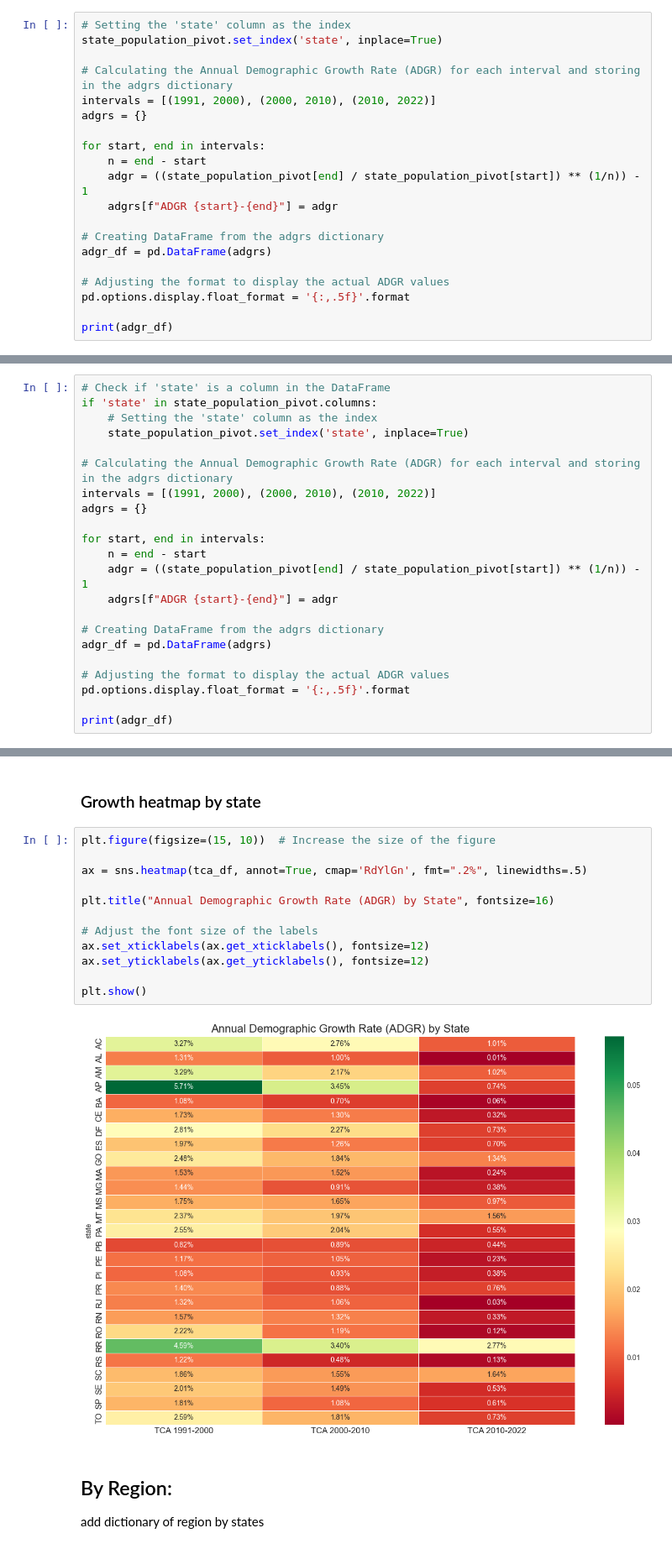
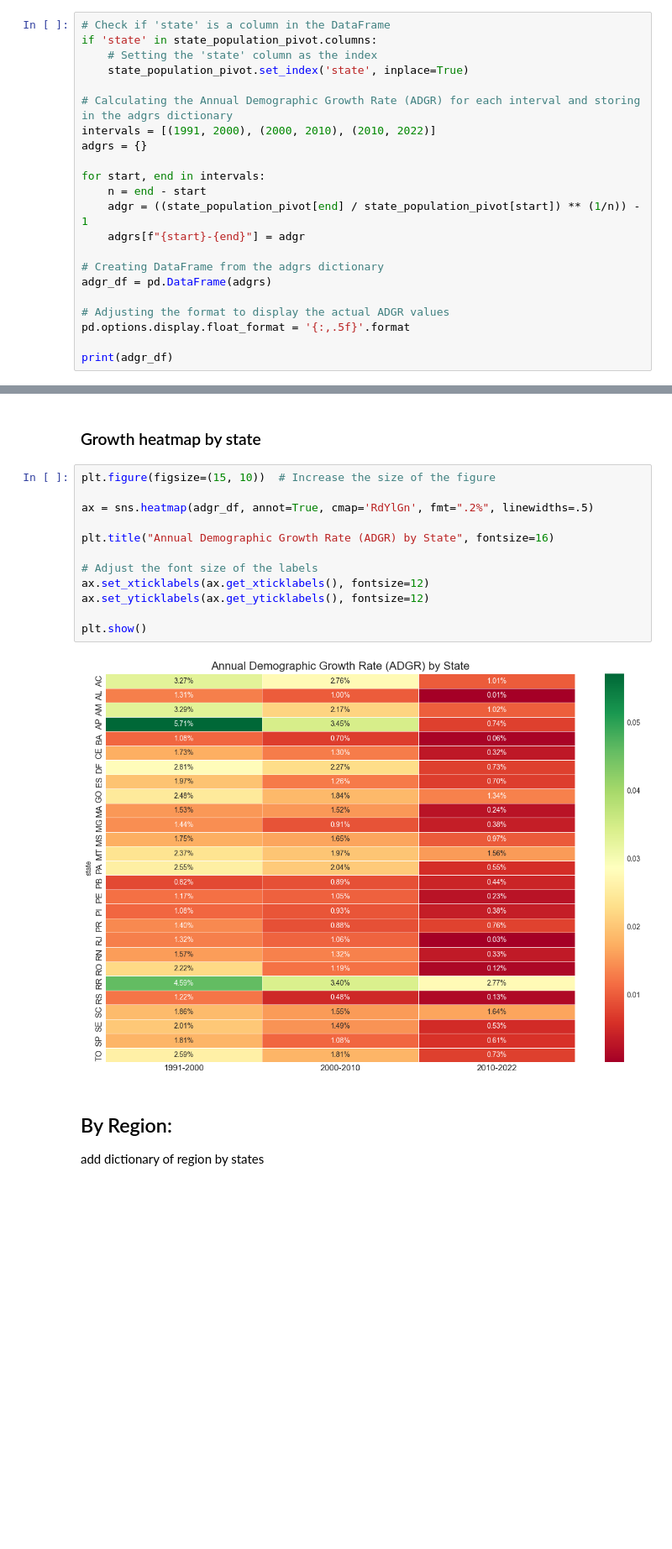
Before and after one commit to jlfenerich/project.censo-dataviz, a Jupyter notebook: notebooks/analysis1_population_growth.ipynb, the cells around one changed output, grey strips where cells are left out. Shown: that part at 84% size. Drawn from its saved outputs; the diff is of its cells as text; blank space fills up the shorter version.

```diff
--- a/notebooks/analysis1_population_growth.ipynb
+++ b/notebooks/analysis1_population_growth.ipynb
@@ -217,6 +227,8 @@ plt.show()
 # %%
-# Setting the 'state' column as the index
-state_population_pivot.set_index('state', inplace=True)
+# Check if 'state' is a column in the DataFrame
+if 'state' in state_population_pivot.columns:
+    # Setting the 'state' column as the index
+    state_population_pivot.set_index('state', inplace=True)
 
 # Calculating the Annual Demographic Growth Rate (ADGR) for each interval and storing in the adgrs dictionary
 intervals = [(1991, 2000), (2000, 2010), (2010, 2022)]
@@ -225,7 +237,7 @@ adgrs = {}
 for start, end in intervals:
     n = end - start
     adgr = ((state_population_pivot[end] / state_population_pivot[start]) ** (1/n)) - 1
-    adgrs[f"ADGR {start}-{end}"] = adgr
+    adgrs[f"{start}-{end}"] = adgr
 
 # Creating DataFrame from the adgrs dictionary
 adgr_df = pd.DataFrame(adgrs)
@@ -239,22 +266,0 @@ KeyError: "None of ['state'] are in the columns"
-# %%
-# Check if 'state' is a column in the DataFrame
-if 'state' in state_population_pivot.columns:
-    # Setting the 'state' column as the index
-    state_population_pivot.set_index('state', inplace=True)
-
-# Calculating the Annual Demographic Growth Rate (ADGR) for each interval and storing in the adgrs dictionary
-intervals = [(1991, 2000), (2000, 2010), (2010, 2022)]
-adgrs = {}
-
-for start, end in intervals:
-    n = end - start
-    adgr = ((state_population_pivot[end] / state_population_pivot[start]) ** (1/n)) - 1
-    adgrs[f"ADGR {start}-{end}"] = adgr
-
-# Creating DataFrame from the adgrs dictionary
-adgr_df = pd.DataFrame(adgrs)
-
-# Adjusting the format to display the actual ADGR values
-pd.options.display.float_format = '{:,.5f}'.format
-
-print(adgr_df)
@@ -281,17 +269,17 @@ TO            0.02589         0.01806         0.00730
 # %%
 plt.figure(figsize=(15, 10))  # Increase the size of the figure
 
-ax = sns.heatmap(tca_df, annot=True, cmap='RdYlGn', fmt=".2%", linewidths=.5)
+ax = sns.heatmap(adgr_df, annot=True, cmap='RdYlGn', fmt=".2%", linewidths=.5)
 
 plt.title("Annual Demographic Growth Rate (ADGR) by State", fontsize=16)
 
 # Adjust the font size of the labels
 ax.set_xticklabels(ax.get_xticklabels(), fontsize=12)
 ax.set_yticklabels(ax.get_yticklabels(), fontsize=12)
 
 plt.show()
 # %% [output]
-[figure, old version]
+[figure, new version]
 # %% [markdown]
 ## By Region:
 add dictionary of region by states
```
Also changed, not shown: parts of 17 cells of this notebook, 2 other files.
